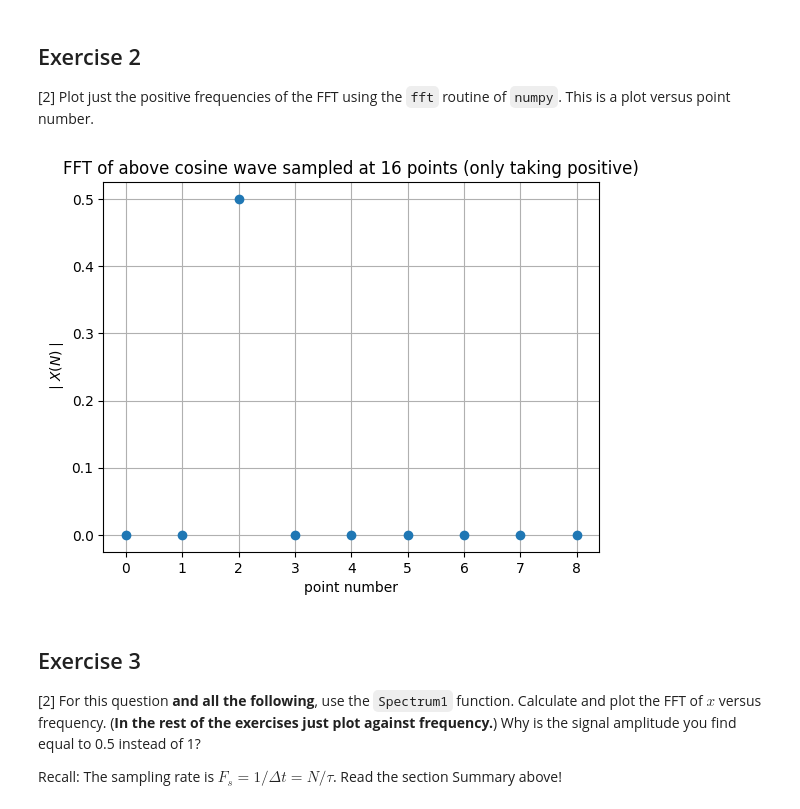
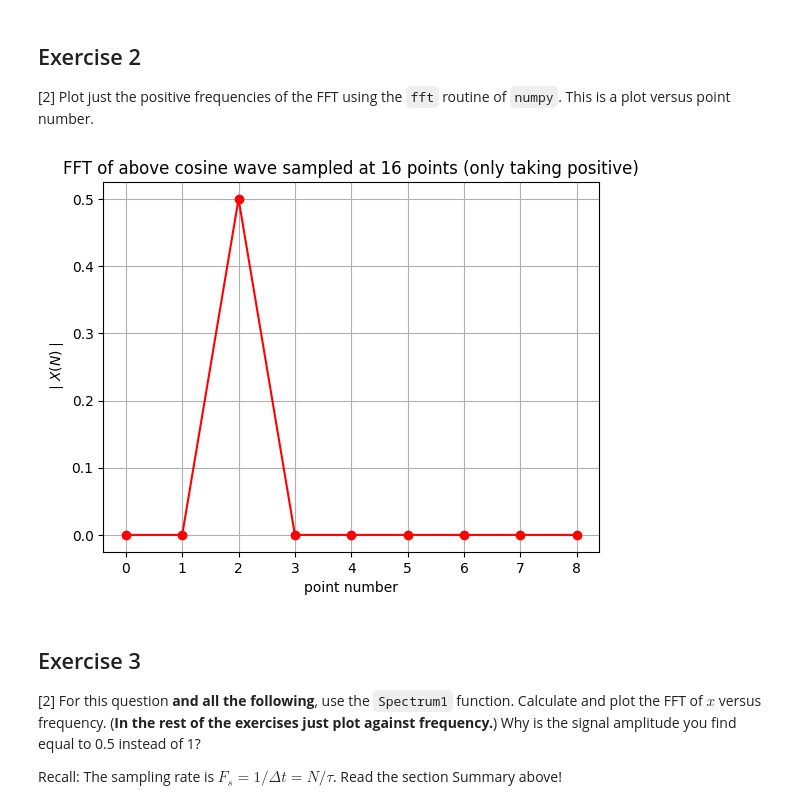
Before and after one commit to PX2145-2025/week-10-b-beckylorden, a Jupyter notebook: FFT.ipynb, the cells around one changed output. Saved outputs shown, nothing was run; the diff lists cells and outputs as text; code cells hidden in the pictures.

```diff
--- a/FFT.ipynb
+++ b/FFT.ipynb
@@ -336,27 +337,28 @@ plt.grid()
 ## Exercise 2
 [2] Plot just the positive frequencies of the FFT using the `fft` routine of `numpy`. This is a plot versus point number.
 # %%
+#Q2
 #the FFT operates on a set of  N  data points with sample rate  Fs  (so the time separation is  Δt=1/Fs ).
-# Examine a small number of points to see what happens more easily
 N=16 # the fft algorithm is fastest for N a power of 2
 tau = 10.0 # time length
 t = np.linspace(0, tau, N, endpoint=False) # creates N points to cover tau seconds
 # Choose endpoint False so that signal would fit exactly periodically within tau
 
 f = 0.2 # frequency in Hz
 x = np.cos(2*np.pi*f*t) # create x array, amplitude 1.0
 
 X = fft(x)/N # fft and normalise
 X_positive = X[0:N//2+1]       # keep only positive frequencies (0 ... N/2)
 
-plt.plot(np.abs(X_positive),'o')
+#Plotting graph of FFT cosine wave
+plt.plot(np.abs(X_positive),'-ro')
 plt.title('FFT of above cosine wave sampled at '+str(N)+' points (only taking positive)')
 plt.xlabel('point number')
 plt.ylabel('$\mid X(N)\mid$')
 plt.grid()
 plt.show()
 # %% [output]
-[figure, old version]
+[figure, new version]
 # %% [markdown]
 ## Exercise 3
 
```
Also changed, not shown: parts of 5 cells of this notebook.
